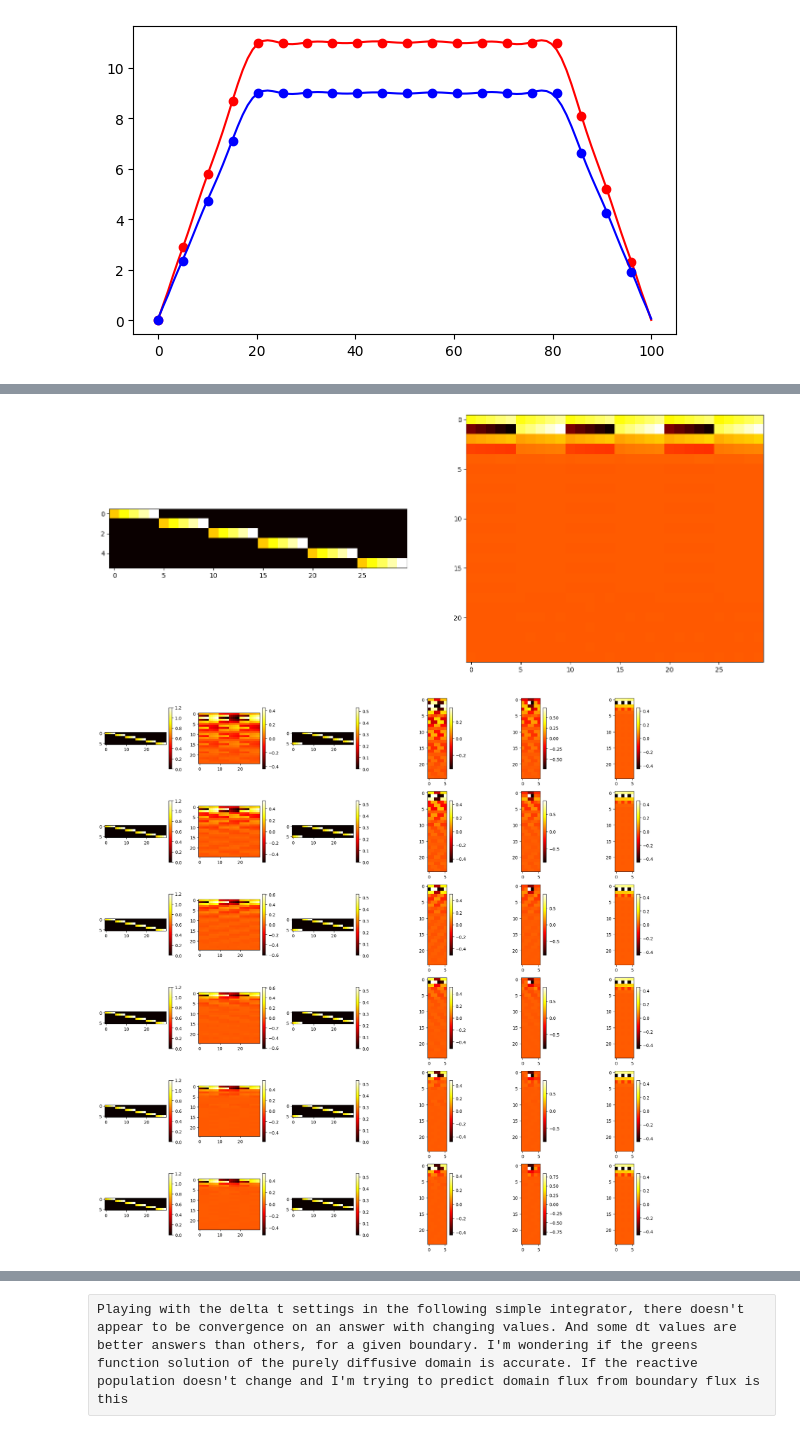
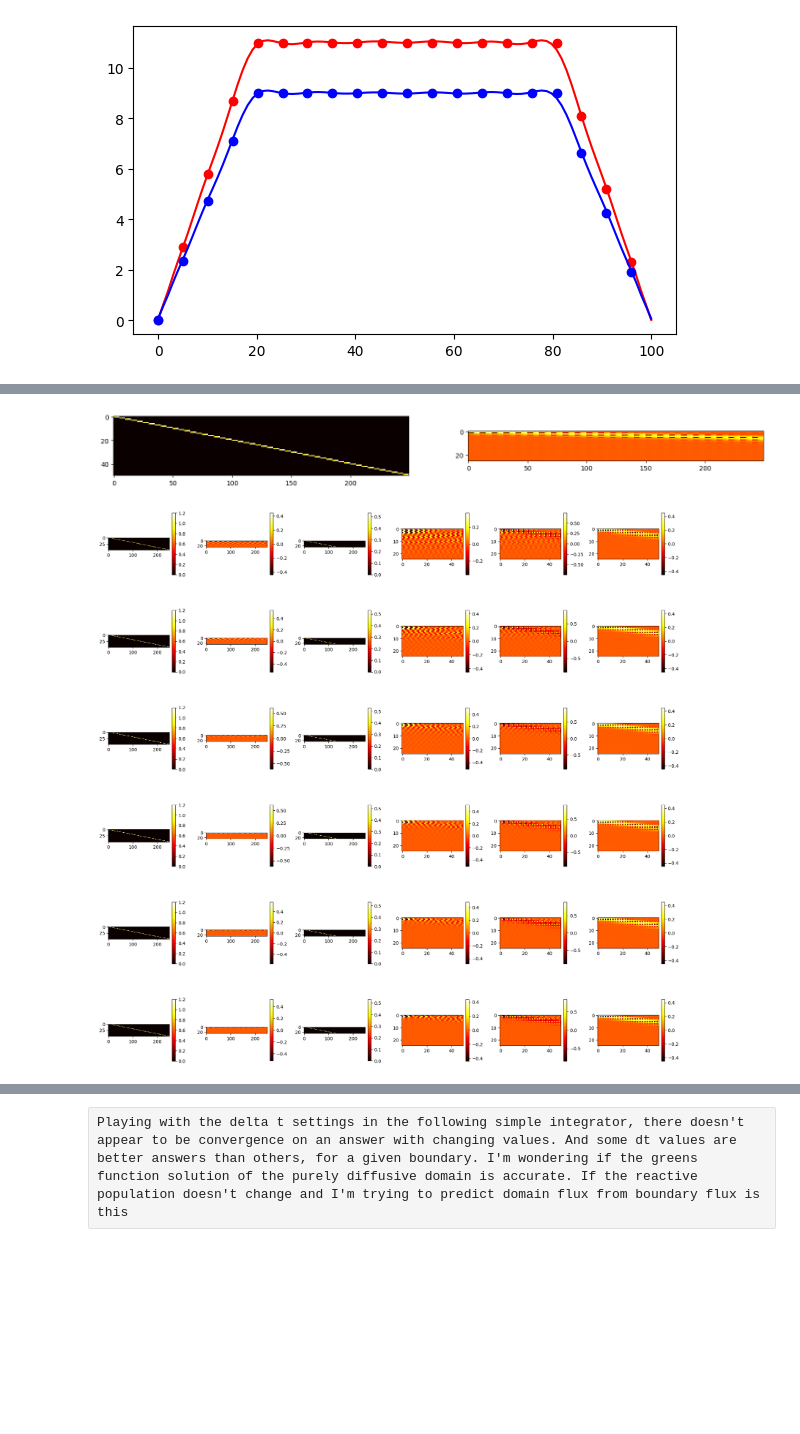
Before and after one commit to EricPgh/heatlearn, a Jupyter notebook: bte_1d_fluxboundary.ipynb, the cells around one changed output, grey strips where cells are left out. Cells and saved outputs as stored; diff of their text form; code cells hidden in the pictures; blank space fills up the shorter version.

Commit message:
made one pickle with only digests for smaller profile, modified files to support. added cycle evaluation

```diff
--- a/bte_1d_fluxboundary.ipynb
+++ b/bte_1d_fluxboundary.ipynb
@@ -167,7 +167,9 @@ import math
 bPlot=False
 bPlotEig=False
 from FluxLearner import FluxLearner
-FL = FluxLearner()
+with open(f"FL.pkl", "rb") as f:
+    FL = pickle.load(f)
+#FL = FluxLearner()
 # %%
 from FluxLearner import decompose_field, interp_temp, loadGinterpolants
 from FluxLearner import pseudo_inverse_from_svd
@@ -340,6 +332,8 @@ if 'bte_1d_boundaryfluxlearn' in sys.modules:
 from bte_1d_boundaryfluxlearn import nDMD,cDMD
 
 #print(np.array(G))
+nA = 6
+nM = 6
 fig, axs = plt.subplots(1,2,figsize=(3*nM,3*nA))
 ndeg=FL.ndeg
 
@@ -359,7 +353,7 @@ for deg in range(ndeg):
             lX.append( B0[:] )
             #print(i,X.shape)
             #Here Y is defined as the rate of change of observations. Alternatively could use just an observation of the system, but the physics being studied are nonlinear second order ODE (or nonlinear system of two first order ODE)
-            F1 = np.array(FL.dGF[deg][variant][0][-1:]).T #np.array(FL.dGF[deg][variant][0][strt+i*major_stride:strt+i*major_stride+1]).T
+            F1 = np.array(FL.dCF[deg][variant][0][-1:]).T #np.array(FL.dGF[deg][variant][0][strt+i*major_stride:strt+i*major_stride+1]).T
             #print(F1)
             lY.append( F1[:] ) #The posteriors Y, are a composite of two coupled difference observations [dN/dt;dF/dt], e.g. the state of Y, hence the A matrix has 4x4 block form containing how Y evolves from each group of prior observations
 #It can be seen that the Y observation is X1-X0 while the X observation is X0. Thus the system behavior being trained is X1-X0 = A(X0). Given X0, the A propagator will yield X1-X0 and then X0. This Y observation is divided by the minor stride timestep to yield a proper first derivative approximate
@@ -379,8 +373,6 @@ Ainf = Y@X_pinv
 # Y=USVt@X
 # UtY=SVtX
 # UtY@(VtX)^-1=S
-nA = 6
-nM = 6
 fig, axs = plt.subplots(nA,nM,figsize=(3*nM,3*nA))
 
 for j,major_stride in enumerate([100]): #Just running with one for now but available for testing
@@ -406,7 +398,7 @@ for j,major_stride in enumerate([100]): #Just running with one for now but avail
                     lX.append( B0[:] )
                     #print(i,X.shape)
                     #Here Y is defined as the rate of change of observations. Alternatively could use just an observation of the system, but the physics being studied are nonlinear second order ODE (or nonlinear system of two first order ODE)
-                    F1 = np.array(FL.dGF[deg][variant][0][strt+i*major_stride:strt+i*major_stride+1]).T
+                    F1 = np.array(FL.dCF[deg][variant][0][strt+i*major_stride:strt+i*major_stride+1]).T
                     lY.append( F1[:] ) #The posteriors Y, are a composite of two coupled difference observations [dN/dt;dF/dt], e.g. the state of Y, hence the A matrix has 4x4 block form containing how Y evolves from each group of prior observations
         #It can be seen that the Y observation is X1-X0 while the X observation is X0. Thus the system behavior being trained is X1-X0 = A(X0). Given X0, the A propagator will yield X1-X0 and then X0. This Y observation is divided by the minor stride timestep to yield a proper first derivative approximate
         X = np.concatenate(lX,axis=1)
@@ -420,7 +412,7 @@ for j,major_stride in enumerate([100]): #Just running with one for now but avail
         Ahom = Y@X_pinv - Ainf #There should be a homogeneous and nonhomogeneous response in the solutions, this appeared to be a reasonable treatment
         lAc.append(Ac) #this will contain a time evolution of differential propagators
         #lTimes.append(ts[strt+i*major_stride+minor_stride]/2+ts[strt+i*major_stride+npts*minor_stride]/2) #here I'm sampling times at the same rate (major_stride) such that I have time positions aligned with Ac transforms
-        lTimes.append(FL.dTS[0][variant][strt+i*major_stride])#/2+ts[strt+(i+1)*major_stride]/2) #here I'm sampling times at the same rate (major_stride) such that I have time positions aligned with Ac transforms
+        lTimes.append(FL.TS[strt+i*major_stride])#/2+ts[strt+(i+1)*major_stride]/2) #here I'm sampling times at the same rate (major_stride) such that I have time positions aligned with Ac transforms
         #This might not be occuring the way I imagine it. Maybe I should just get the delta_t and increment that in the integration loop
         #This might not be occuring the way I imagine it. Maybe I should just get the delta_t and increment that in the integration loop
         '''Anorm1 = np.linalg.norm(A[:,0:x_deg],ord=2)
@@ -438,35 +430,35 @@ for j,major_stride in enumerate([100]): #Just running with one for now but avail
         A=Ac
         #print(gu.T.shape,Y.shape,gvt.shape,X.shape)
         #print(S)#gvt,S,gu)
         #SB=gu.T@Y where B=gvt@X=gvt@u@s@vt
         #S = gu.T@Y@X_pinv@gvt.T
         c=25
         #for axi,M in zip(ax,[u[:,0:cmp],np.diag(s[0:cmp]),vt[0:cmp,:],Ac]):#,A,Lam,Xi.real,Xi.imag][:nM]):
         #for iax,[axi,M] in enumerate(zip(axs[i,:],[u[:,0:c],np.diag(s[0:c]),vt[0:c,:],Ac,Ahom,Ainf])):#,A,Lam,Xi.real,Xi.imag][:nM]):
         for iax,[axi,M] in enumerate(zip(axs[i,:],[X,Y,vt[0:c,:],Ac,Ahom,Ainf])):#,A,Lam,Xi.real,Xi.imag][:nM]):
         #for iax,[axi,M] in enumerate(zip(axs[i,:],[gu,S,gvt,gu@S@gvt,Ac[:23,:25]])):#,A,Lam,Xi.real,Xi.imag][:nM]):
             if iax in [-1,]:#0,2]:
                 im = axi.imshow(M, cmap='hot', vmin=-1,vmax=1,
                    origin='upper', interpolation='nearest', aspect='equal')
             else:
                 im = axi.imshow(M, cmap='hot', #vmin=-1,vmax=1,
                    origin='upper', interpolation='nearest', aspect='equal')
                 fig.colorbar(im, ax=axi, fraction=0.046, pad=0.04)
 plt.tight_layout()
 plt.show()
 if False:
     fig, axs = plt.subplots(nA,1,figsize=(8,12))
 
     print(len(lAc))
     for ax,i in zip(axs, list(range(0,nA))):#len(lAc),100))[:9]):
         im = ax.imshow(lAc[i], cmap='hot', #vmin=-50,vmax=50,
                origin='upper', interpolation='nearest', aspect='equal')
     plt.tight_layout()
     #plt.savefig('matrix_evolution.png')
     plt.show()
 # %% [output]
-[figure, old version]
+[figure, new version]
-[figure, old version]
+[figure, new version]
 # %%
 import numpy as np
 from numpy.linalg import inv
```
Also changed, not shown: parts of 5 cells of this notebook, 4 other files.
